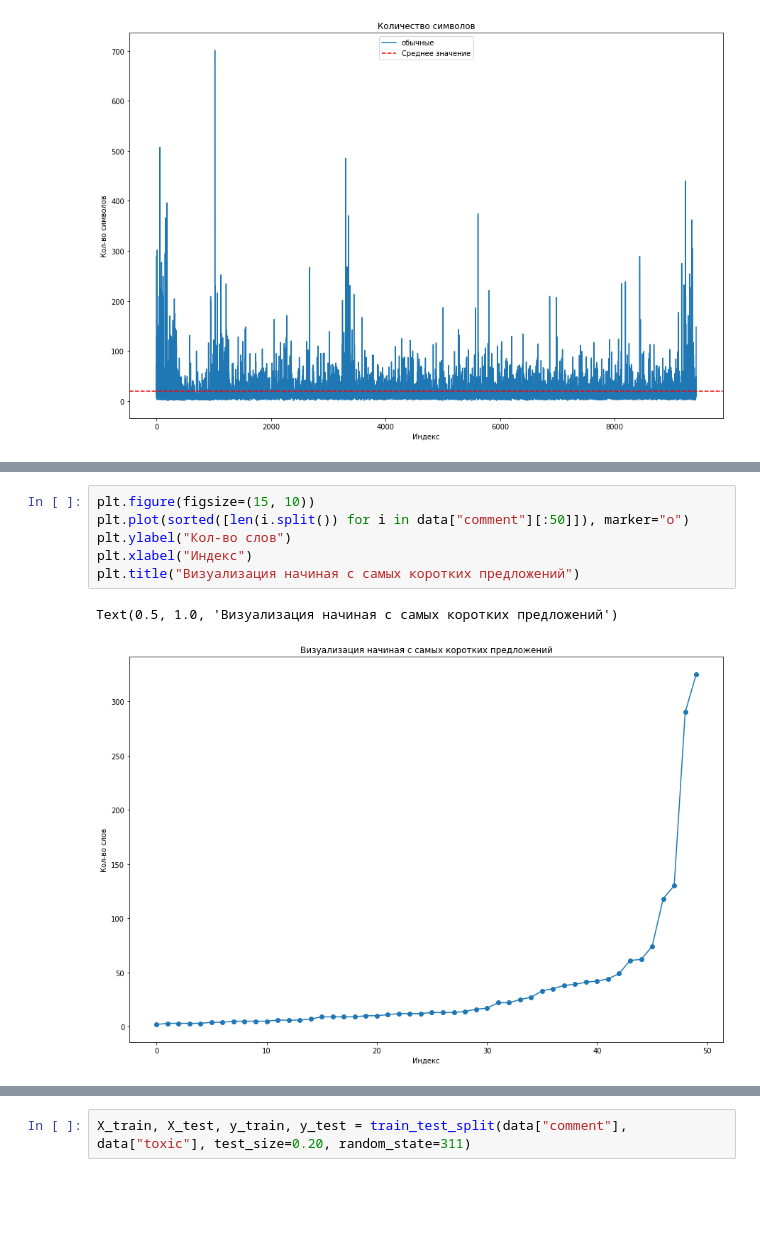
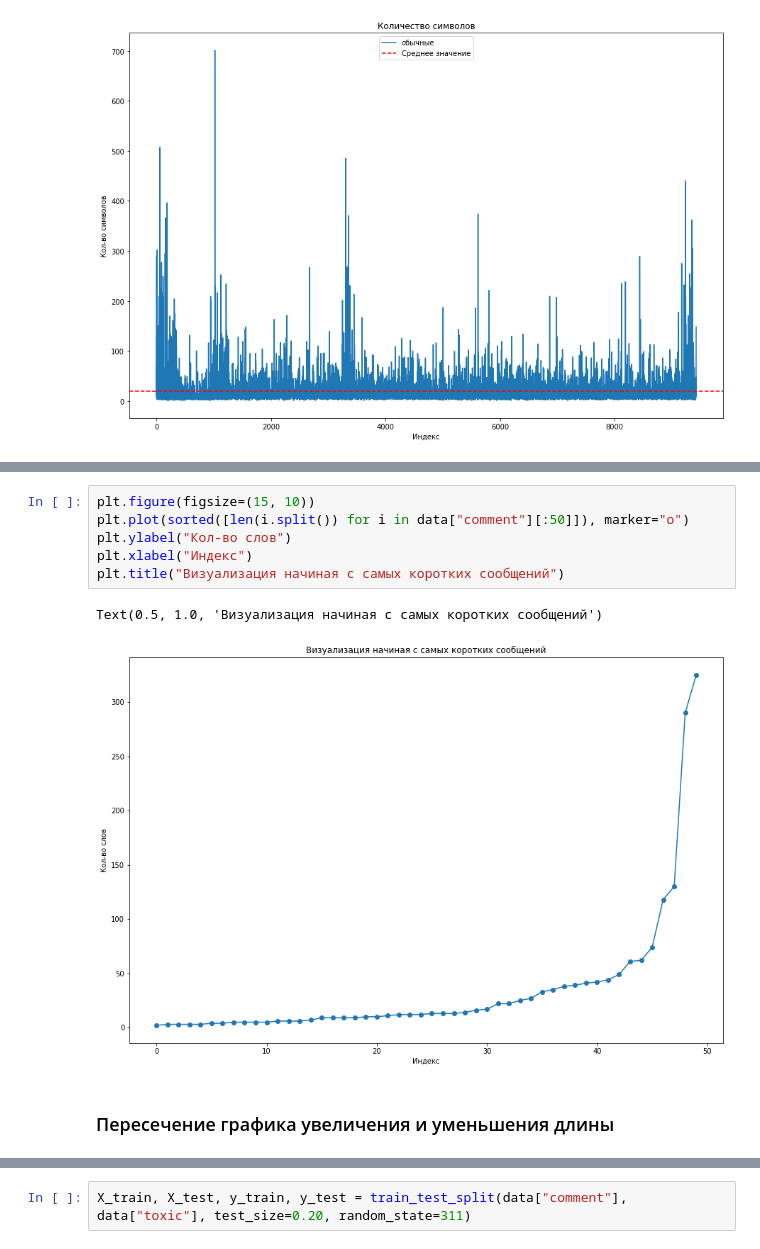
Before and after one commit to D1ffic00lt/anonymous-bot-with-ML, a Jupyter notebook: RussianToxicModel/RussianToxicModel.ipynb, the cells around one changed output, grey strips where cells are left out. Drawn from its saved outputs; the diff is of its cells as text; blank space fills up the shorter version.

```diff
--- a/RussianToxicModel/RussianToxicModel.ipynb
+++ b/RussianToxicModel/RussianToxicModel.ipynb
@@ -336,12 +501,14 @@ Text(0.5, 1.0, 'Визуализация начиная с самых длинн
 # %%
 plt.figure(figsize=(15, 10))
 plt.plot(sorted([len(i.split()) for i in data["comment"][:50]]), marker="o")
 plt.ylabel("Кол-во слов")
 plt.xlabel("Индекс")
-plt.title("Визуализация начиная с самых коротких предложений")
+plt.title("Визуализация начиная с самых коротких сообщений")
 # %% [output]
-Text(0.5, 1.0, 'Визуализация начиная с самых коротких предложений')
+Text(0.5, 1.0, 'Визуализация начиная с самых коротких сообщений')
-[figure, old version]
+[figure, new version]
+# %% [markdown]
+### Пересечение графика увеличения и уменьшения длины
 # %%
 plt.figure(figsize=(15, 10))
 plt.plot(sorted([len(i.split()) for i in data["comment"][:50]], reverse=True), marker="o", label="Уменьшение")
```
Also changed, not shown: parts of 45 cells of this notebook.
